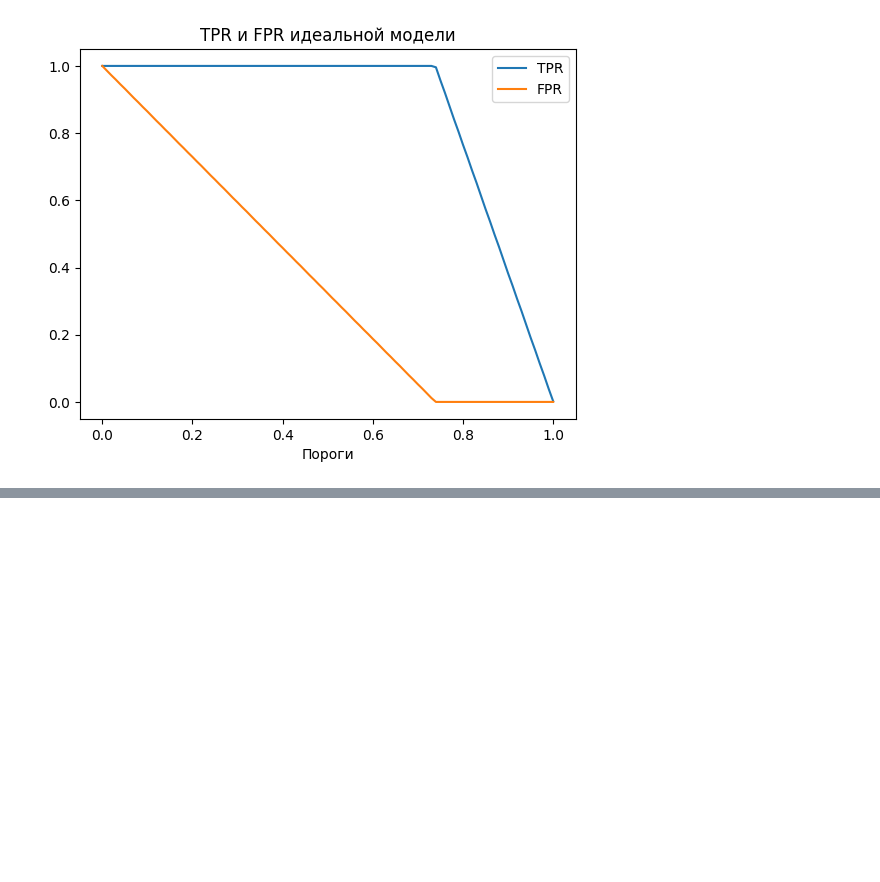
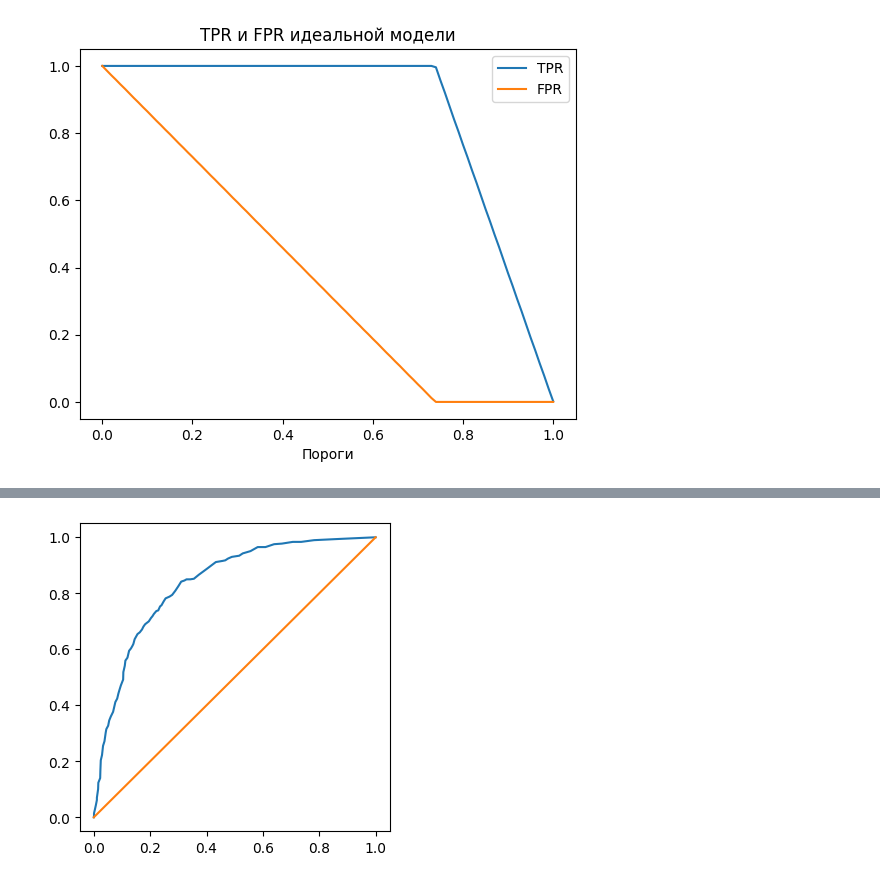
Before and after one commit to Mzulliev/grigorev-ml-tasks, a Jupyter notebook: Module 4/4. Practice.ipynb, the cells around one changed output, grey strips where cells are left out. Cells and saved outputs as stored; diff of their text form; code cells hidden in the pictures; blank space fills up the shorter version.

```diff
--- a/Module 4/4. Practice.ipynb
+++ b/Module 4/4. Practice.ipynb
@@ -451,0 +479,6 @@ plt.legend();
+# %%
+plt.figure(figsize=(4, 4))
+plt.plot(df_scores.fpr, df_scores.tpr)
+plt.plot([0,1], [0, 1]);
+# %% [output]
+[figure, added]
```
Also changed, not shown: parts of 24 cells of this notebook, 1 other file.
